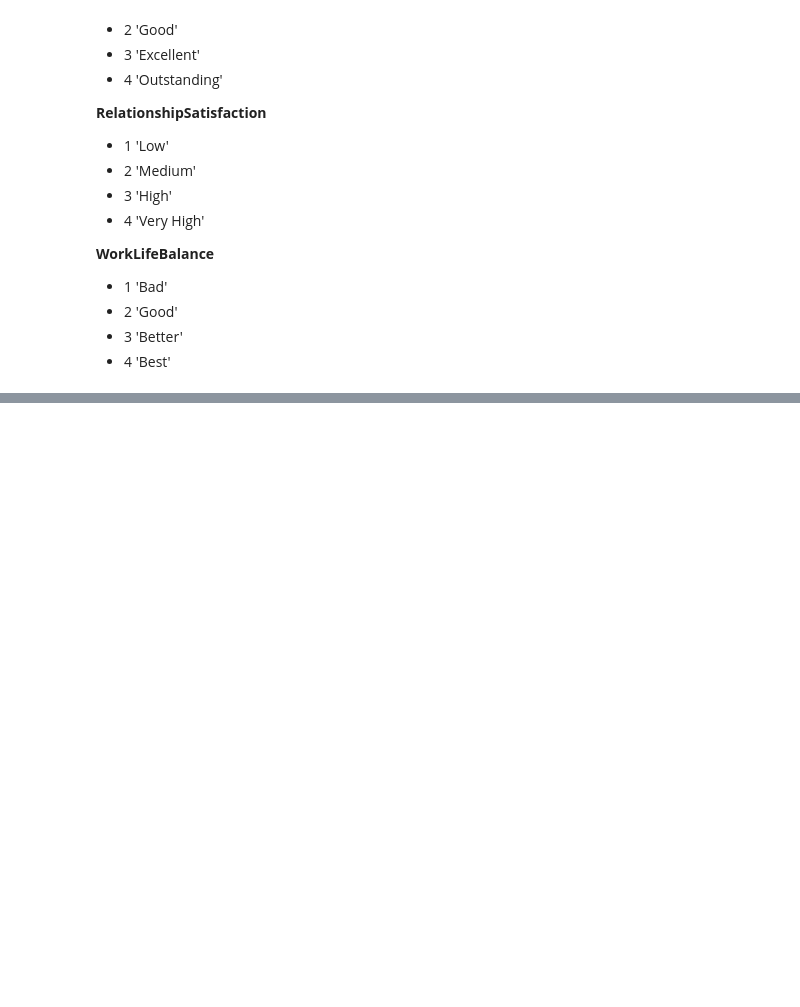
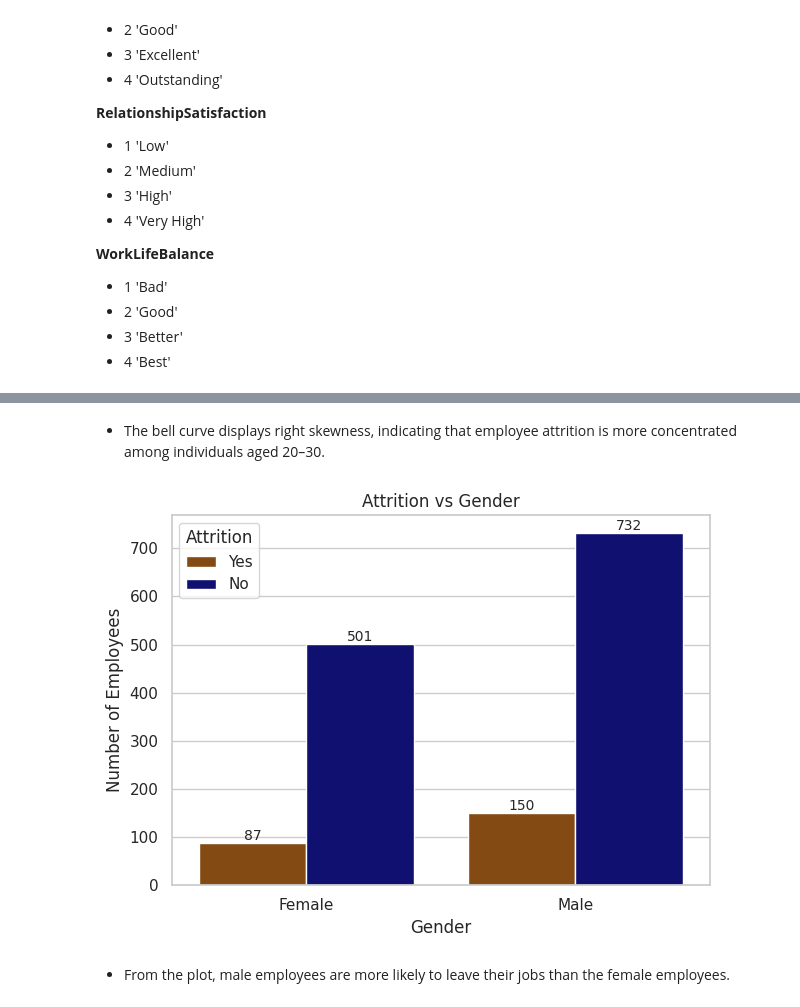
Before and after one commit to michael12-dev/Team-Sentinel, a Jupyter notebook: Team_Sentinel.ipynb, the cells around one changed output, grey strips where cells are left out. Drawn from its saved outputs; the diff is of its cells as text; code cells hidden in the pictures; blank space fills up the shorter version.

```diff
--- a/Team_Sentinel.ipynb
+++ b/Team_Sentinel.ipynb
@@ -212,0 +316,22 @@ dtype: int64
+# %% [markdown]
+- The bell curve displays right skewness, indicating that employee attrition is more concentrated among individuals aged 20–30.
+# %%
+# Job termination by gender
+
+colors = {'No': '#000080', 'Yes': '#964b00'}
+ax = sns.countplot(data=df, x='Gender', hue='Attrition', palette=colors)
+plt.title('Attrition vs Gender')
+plt.xlabel('Gender')
+plt.ylabel('Number of Employees')
+
+# To place counts on top of each bar
+for container in ax.containers:
+    ax.bar_label(container, fmt='%d', fontsize=10)  # To place counts on top of each bar, and show numbers as integers
+
+plt.tight_layout()
+plt.show()
+# %% [output]
+[figure, added]
+# %% [markdown]
+- From the plot, male employees are more likely
+ to leave their jobs than the female employees.
```
Also changed, not shown: parts of 136 cells of this notebook.
